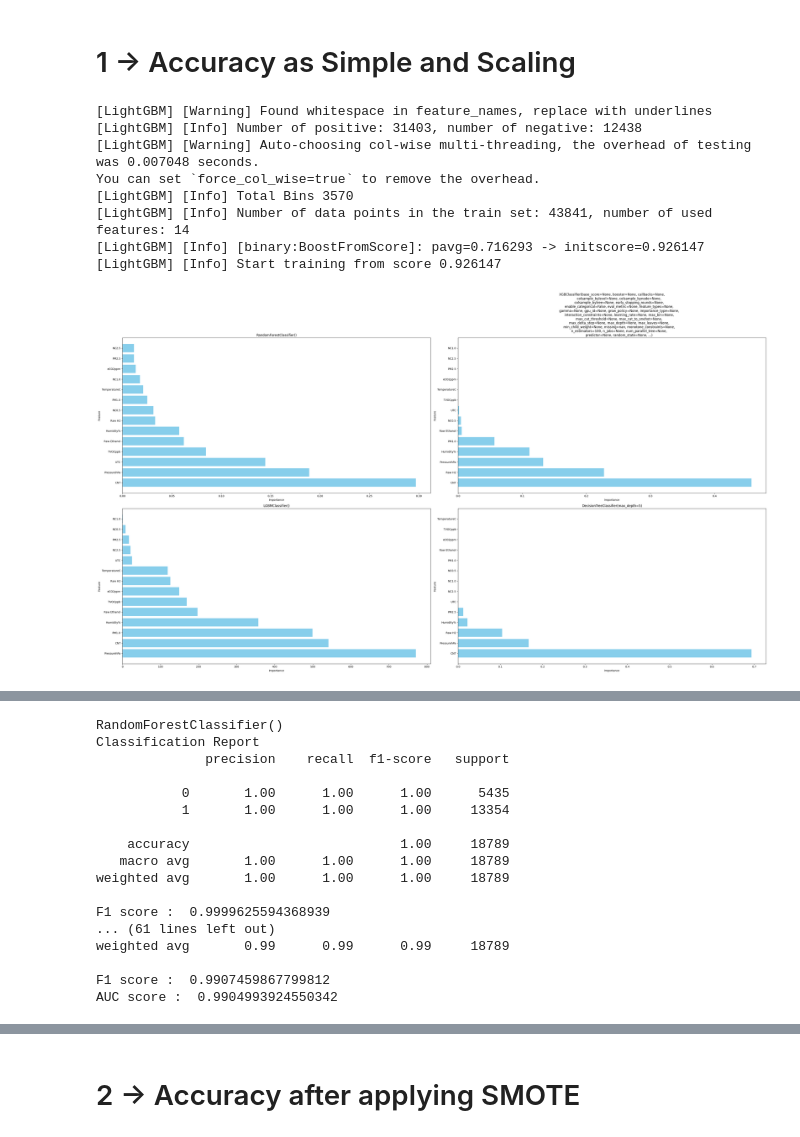
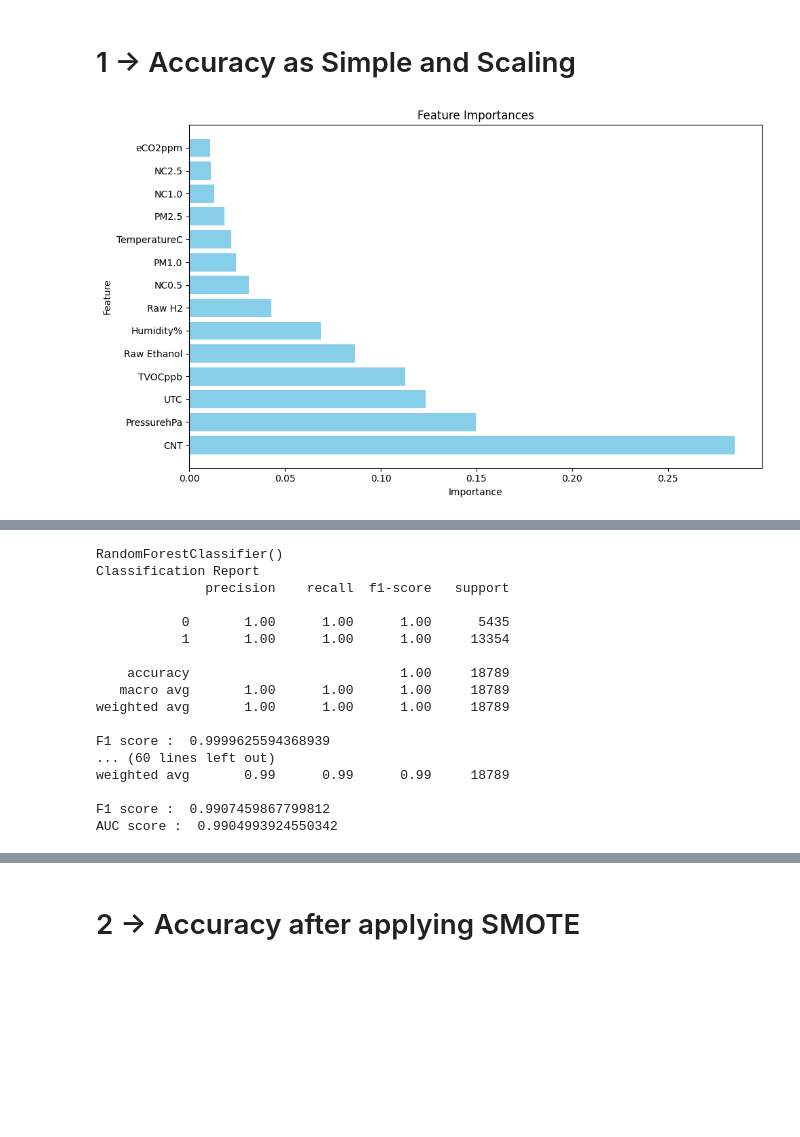
Before and after one commit to dhaval079/smoke-detection, a Jupyter notebook: smoke_detection.ipynb, the cells around one changed output, grey strips where cells are left out. Drawn from its saved outputs; the diff is of its cells as text; code cells hidden in the pictures; blank space fills up the shorter version.

```diff
--- a/smoke_detection.ipynb
+++ b/smoke_detection.ipynb
@@ -264,53 +232,29 @@ def model(y):
     print("F1 score : ",f1_score(y_test,y_pred))
     print("AUC score : ",roc_auc_score(y_test,y_pred))
 # %%
-def feature(y, ax):
-    clf = y
-    clf.fit(X_train, y_train)
+clf=RandomForestClassifier()
+clf.fit(X_train,y_train)
+# Get feature importances from the trained model
+importances = clf.feature_importances_
 
-    # Get feature importances from the trained model
-    importances = clf.feature_importances_
+# Get the column names
+feature_names = X_train.columns
 
-    # Get the column names
-    feature_names = X_train.columns
+# Get the indices of features sorted by importance
+indices = importances.argsort()[::-1]
 
-    # Get the indices of features sorted by importance
-    indices = importances.argsort()[::-1]
-
-    # Plotting the feature importances on the provided axis
-    ax.barh(range(X_train.shape[1]), importances[indices], color='skyblue', align="center")
-    ax.set_title("Feature Importances :" )
-    ax.set_title(y)
-    ax.set_yticks(range(X_train.shape[1]))
-    ax.set_yticklabels(feature_names[indices])
-    ax.set_ylim([-1, X_train.shape[1]])
-    ax.set_xlabel("Importance")
-    ax.set_ylabel("Feature")
-
-# Assuming you have a list of classifiers 'algos'
-num_plots = len(algos)
-num_rows = 2
-num_columns = (num_plots + num_rows - 1) // num_rows
-
-fig, axes = plt.subplots(num_rows, num_columns, figsize=(35,20))
-
-for i, x in enumerate(algos):
-    row_index = i // num_columns
-    col_index = i % num_columns
-    feature(x, axes[row_index, col_index])
-
+# Plotting the feature importances
+plt.figure(figsize=(10, 6))
+plt.title("Feature Importances")
+plt.barh(range(X_train.shape[1]), importances[indices], color='skyblue', align="center")
+plt.yticks(range(X_train.shape[1]), feature_names[indices])
+plt.ylim([-1, X_train.shape[1]])
+plt.xlabel("Importance")
+plt.ylabel("Feature")
 plt.tight_layout()
 plt.show()
 # %% [output]
-[LightGBM] [Warning] Found whitespace in feature_names, replace with underlines
-[LightGBM] [Info] Number of positive: 31403, number of negative: 12438
-[LightGBM] [Warning] Auto-choosing col-wise multi-threading, the overhead of testing was 0.007048 seconds.
-You can set `force_col_wise=true` to remove the overhead.
-[LightGBM] [Info] Total Bins 3570
-[LightGBM] [Info] Number of data points in the train set: 43841, number of used features: 14
-[LightGBM] [Info] [binary:BoostFromScore]: pavg=0.716293 -> initscore=0.926147
-[LightGBM] [Info] Start training from score 0.926147
-[figure, old version]
+[figure, new version]
 # %%
 df.head()
 # %% [output]
@@ -337,7 +281,7 @@ Classification Report
 weighted avg       1.00      1.00      1.00     18789
 
 F1 score :  0.9999625594368939
-... (61 lines left out)
+... (60 lines left out)
 weighted avg       0.99      0.99      0.99     18789
 
 F1 score :  0.9907459867799812
```
Also changed, not shown: parts of 9 cells of this notebook.
